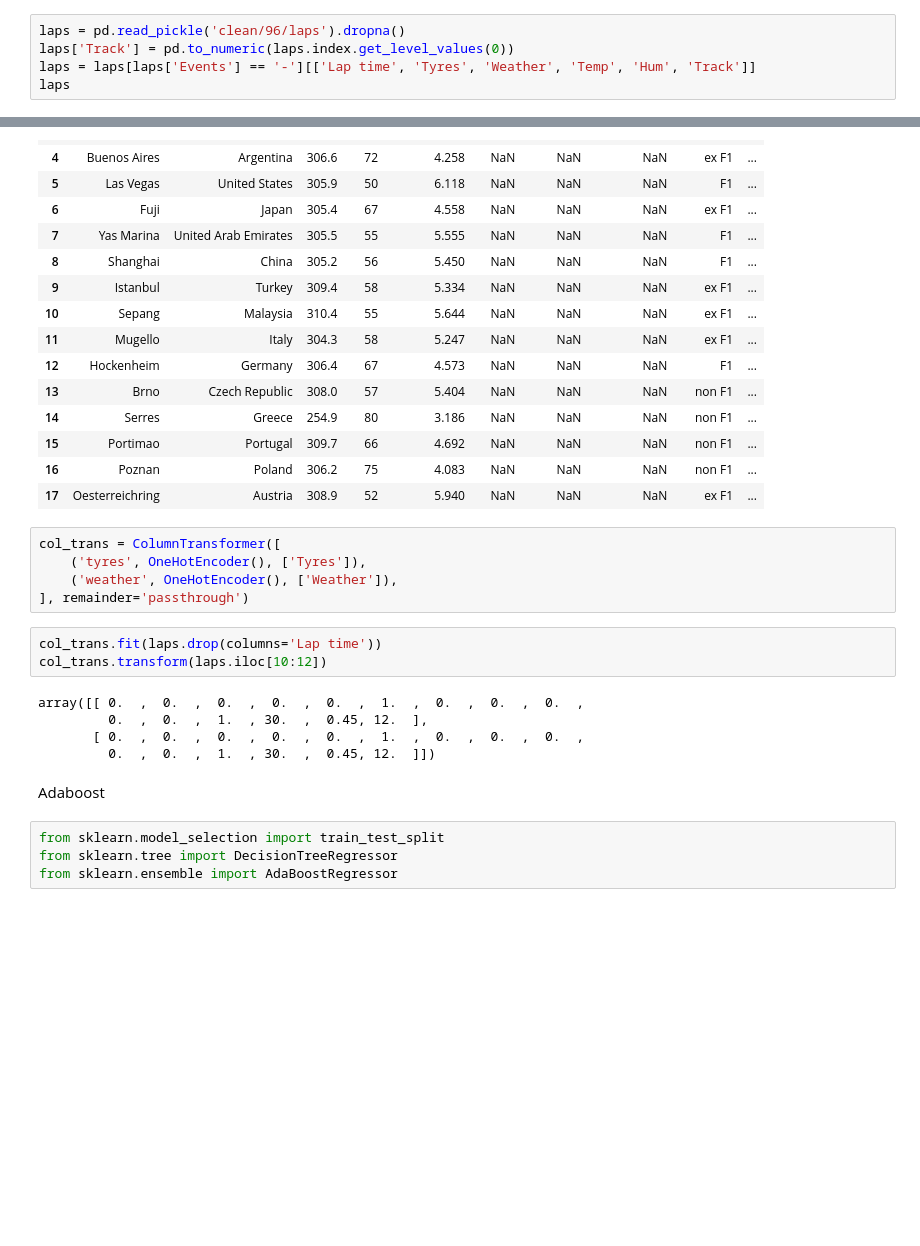
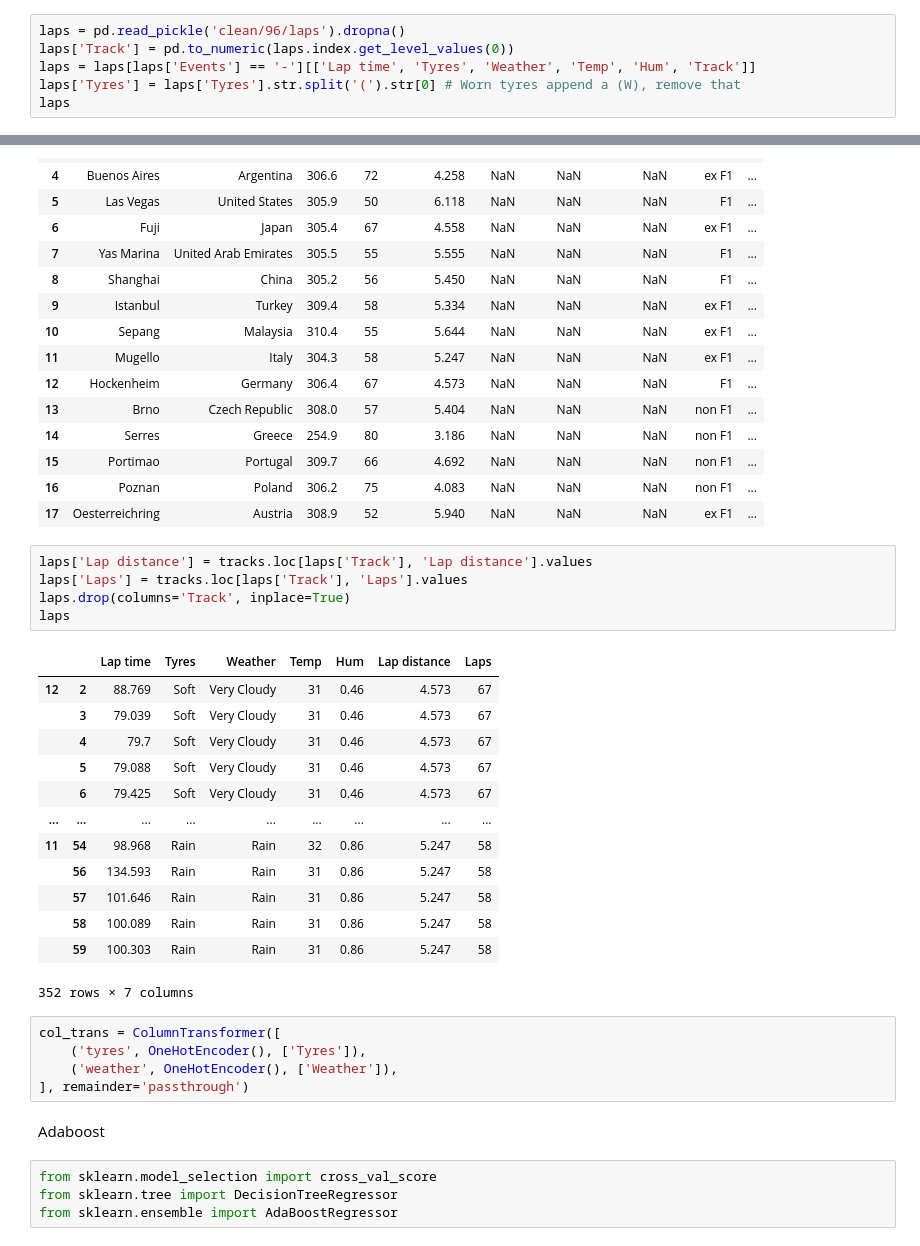
Before and after one commit to freire-guido/gpro, a Jupyter notebook: learning.ipynb, the cells around one changed output, grey strips where cells are left out. Saved outputs shown, nothing was run; the diff lists cells and outputs as text; blank space fills up the shorter version.

```diff
--- a/learning.ipynb
+++ b/learning.ipynb
@@ -7,6 +6,7 @@ import pandas as pd
 laps = pd.read_pickle('clean/96/laps').dropna()
 laps['Track'] = pd.to_numeric(laps.index.get_level_values(0))
 laps = laps[laps['Events'] == '-'][['Lap time', 'Tyres', 'Weather', 'Temp', 'Hum', 'Track']]
+laps['Tyres'] = laps['Tyres'].str.split('(').str[0] # Worn tyres append a (W), remove that
 laps
 # %% [output]
 |  |  | Lap time | Tyres | Weather | Temp | Hum | Track |
@@ -44,23 +44,34 @@ tracks
 | 15 | Portimao | Portugal | 309.7 | 66 | 4.692 | NaN | NaN | NaN | non F1 | ... |
 | 16 | Poznan | Poland | 306.2 | 75 | 4.083 | NaN | NaN | NaN | non F1 | ... |
 | 17 | Oesterreichring | Austria | 308.9 | 52 | 5.940 | NaN | NaN | NaN | ex F1 | ... |
+# %%
+laps['Lap distance'] = tracks.loc[laps['Track'], 'Lap distance'].values
+laps['Laps'] = tracks.loc[laps['Track'], 'Laps'].values
+laps.drop(columns='Track', inplace=True)
+laps
+# %% [output]
+|  |  | Lap time | Tyres | Weather | Temp | Hum | Lap distance | Laps |
+| 12 | 2 | 88.769 | Soft | Very Cloudy | 31 | 0.46 | 4.573 | 67 |
+|  | 3 | 79.039 | Soft | Very Cloudy | 31 | 0.46 | 4.573 | 67 |
+|  | 4 | 79.7 | Soft | Very Cloudy | 31 | 0.46 | 4.573 | 67 |
+|  | 5 | 79.088 | Soft | Very Cloudy | 31 | 0.46 | 4.573 | 67 |
+|  | 6 | 79.425 | Soft | Very Cloudy | 31 | 0.46 | 4.573 | 67 |
+| ... | ... | ... | ... | ... | ... | ... | ... | ... |
+| 11 | 54 | 98.968 | Rain | Rain | 32 | 0.86 | 5.247 | 58 |
+|  | 56 | 134.593 | Rain | Rain | 31 | 0.86 | 5.247 | 58 |
+|  | 57 | 101.646 | Rain | Rain | 31 | 0.86 | 5.247 | 58 |
+|  | 58 | 100.089 | Rain | Rain | 31 | 0.86 | 5.247 | 58 |
+|  | 59 | 100.303 | Rain | Rain | 31 | 0.86 | 5.247 | 58 |
+352 rows × 7 columns
 # %%
 col_trans = ColumnTransformer([
     ('tyres', OneHotEncoder(), ['Tyres']),
     ('weather', OneHotEncoder(), ['Weather']),
 ], remainder='passthrough')
-# %%
-col_trans.fit(laps.drop(columns='Lap time'))
-col_trans.transform(laps.iloc[10:12])
-# %% [output]
-array([[ 0.  ,  0.  ,  0.  ,  0.  ,  0.  ,  1.  ,  0.  ,  0.  ,  0.  ,
-         0.  ,  0.  ,  1.  , 30.  ,  0.45, 12.  ],
-       [ 0.  ,  0.  ,  0.  ,  0.  ,  0.  ,  1.  ,  0.  ,  0.  ,  0.  ,
-         0.  ,  0.  ,  1.  , 30.  ,  0.45, 12.  ]])
 # %% [markdown]
 Adaboost
 # %%
-from sklearn.model_selection import train_test_split
+from sklearn.model_selection import cross_val_score
 from sklearn.tree import DecisionTreeRegressor
 from sklearn.ensemble import AdaBoostRegressor
 # %%
```
Also changed, not shown: parts of 8 cells of this notebook, 1 other file.
